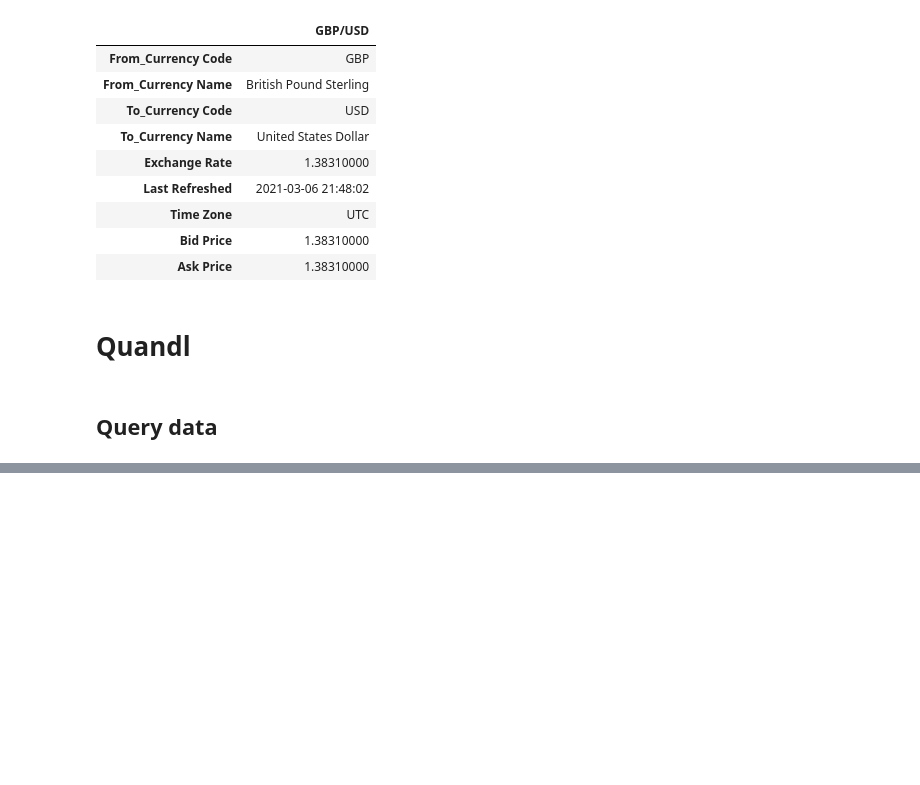
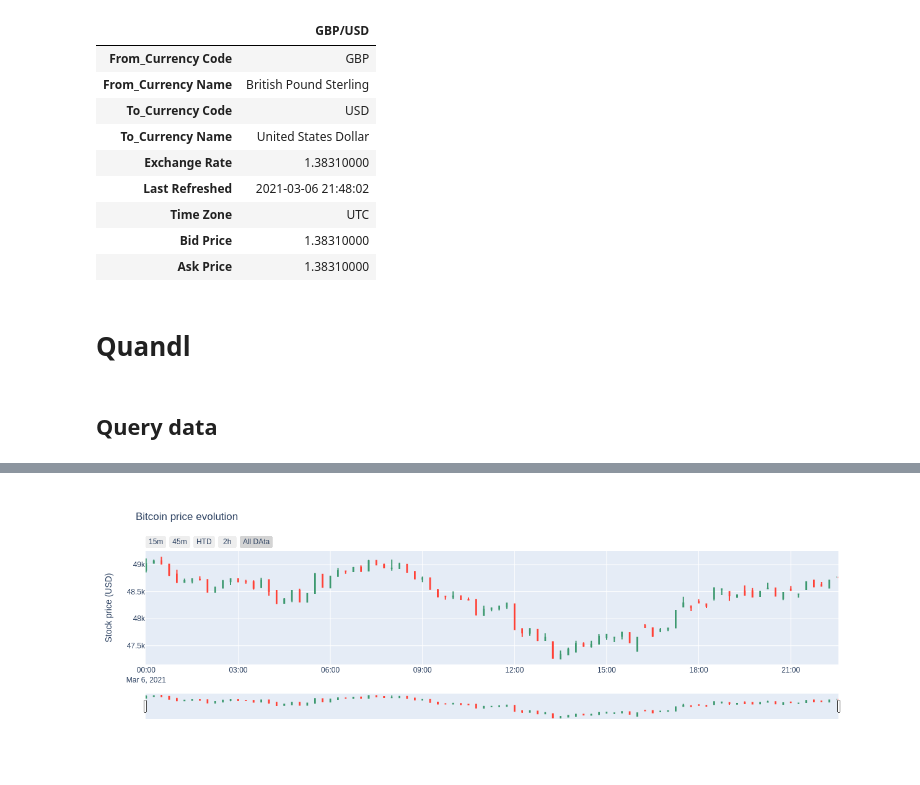
Before and after one commit to mayank311996/cheatsheets, a Jupyter notebook: courses/Udemy/course12/notebooks/getting_data.ipynb, the cells around one changed output, grey strips where cells are left out. Drawn from its saved outputs; the diff is of its cells as text; code cells hidden in the pictures; blank space fills up the shorter version.

```diff
--- a/courses/Udemy/course12/notebooks/getting_data.ipynb
+++ b/courses/Udemy/course12/notebooks/getting_data.ipynb
@@ -97,0 +284,2 @@ quandl.ApiConfig.api_key = quandl_key
+# %%
+data = yf.download(tickers=['BTC-USD'], period='1d', interval='15m')
@@ -97,0 +305,37 @@ quandl.ApiConfig.api_key = quandl_key
+# %%
+# Declare figure
+fig = go.Figure()
+
+# Add argument (Trace, titles, update axis ...)
+fig.add_trace(go.Candlestick(x=data.index, open=data["Open"], high=data["High"], low=data["Low"], close=data["Close"], name = 'market data'))
+
+# Update Layout
+fig.update_layout(title="Bitcoin price evolution", yaxis_title='Stock price (USD)')
+
+# Update X axis: adding slider and adding range selector
+fig.update_xaxes(
+    rangeslider_visible=True,
+    rangeselector=dict(
+        buttons=list([
+            dict(count=15, label="15m", step="minute", stepmode="backward"),
+            dict(count=45, label="45m", step="minute", stepmode="backward"),
+            dict(count=1, label="HTD", step="hour", stepmode="todate"),
+            dict(count=2, label="2h", step="hour", stepmode="backward"),
+            dict(label="All DAta", step="all")
+        ])
+    )
+)
+
+# Add annotation
+"""
+fig.update_layout(annotations=[dict(x='2016-12-07', y=0.07, yref='paper', text='Bull market starts', xanchor='left', showarrow=False)],
+                  shapes=[dict(x0='2016-12-07',x1='2016-12-07', y0=0, y1=1, yref='paper', line_width=5)]
+                 )
+                 """
+# y is in %
+# adding annotations and shapes are in the update_layout module
+
+# Show graph
+fig.show()
+# %% [output]
+[figure, added]
```
Also changed, not shown: parts of 23 cells of this notebook.
